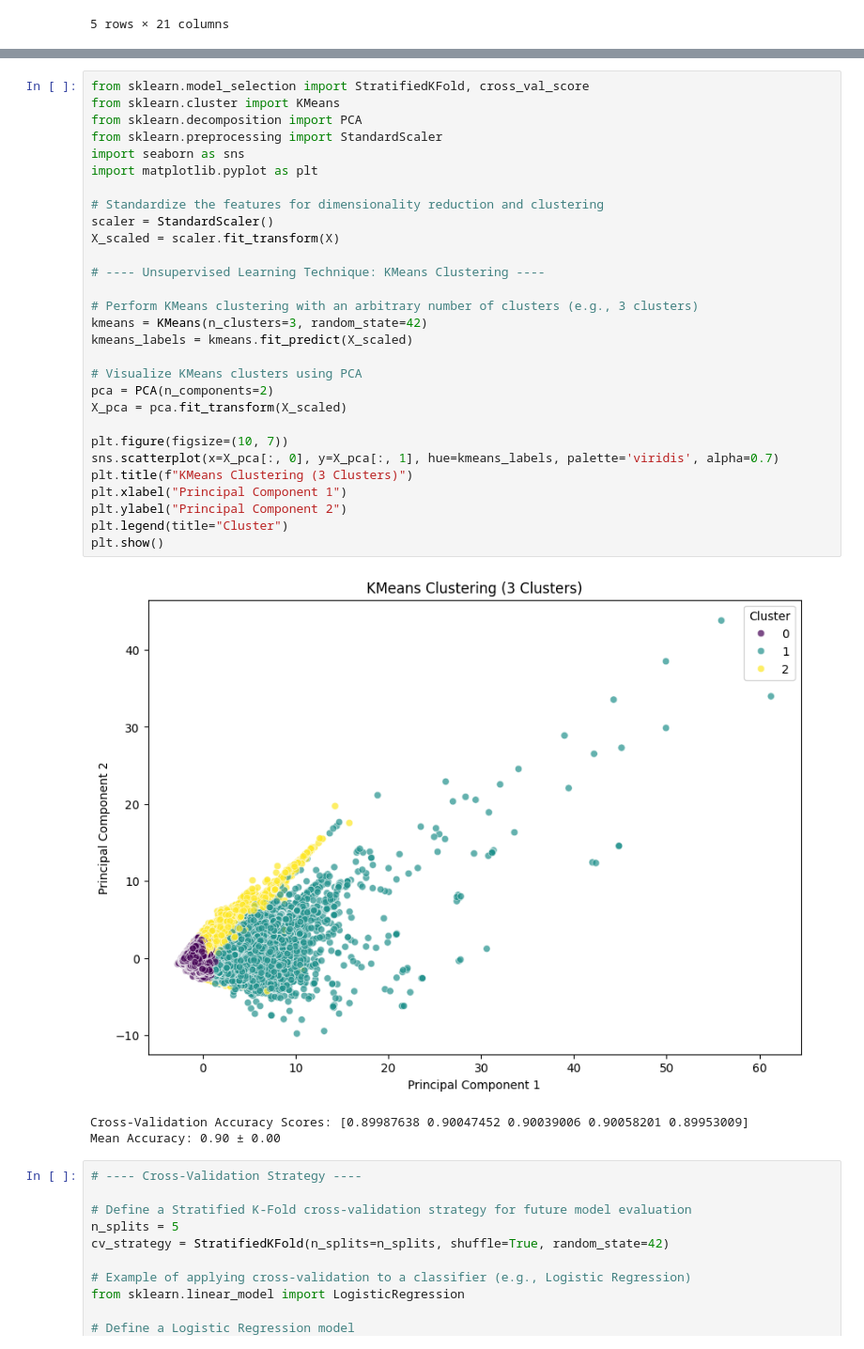
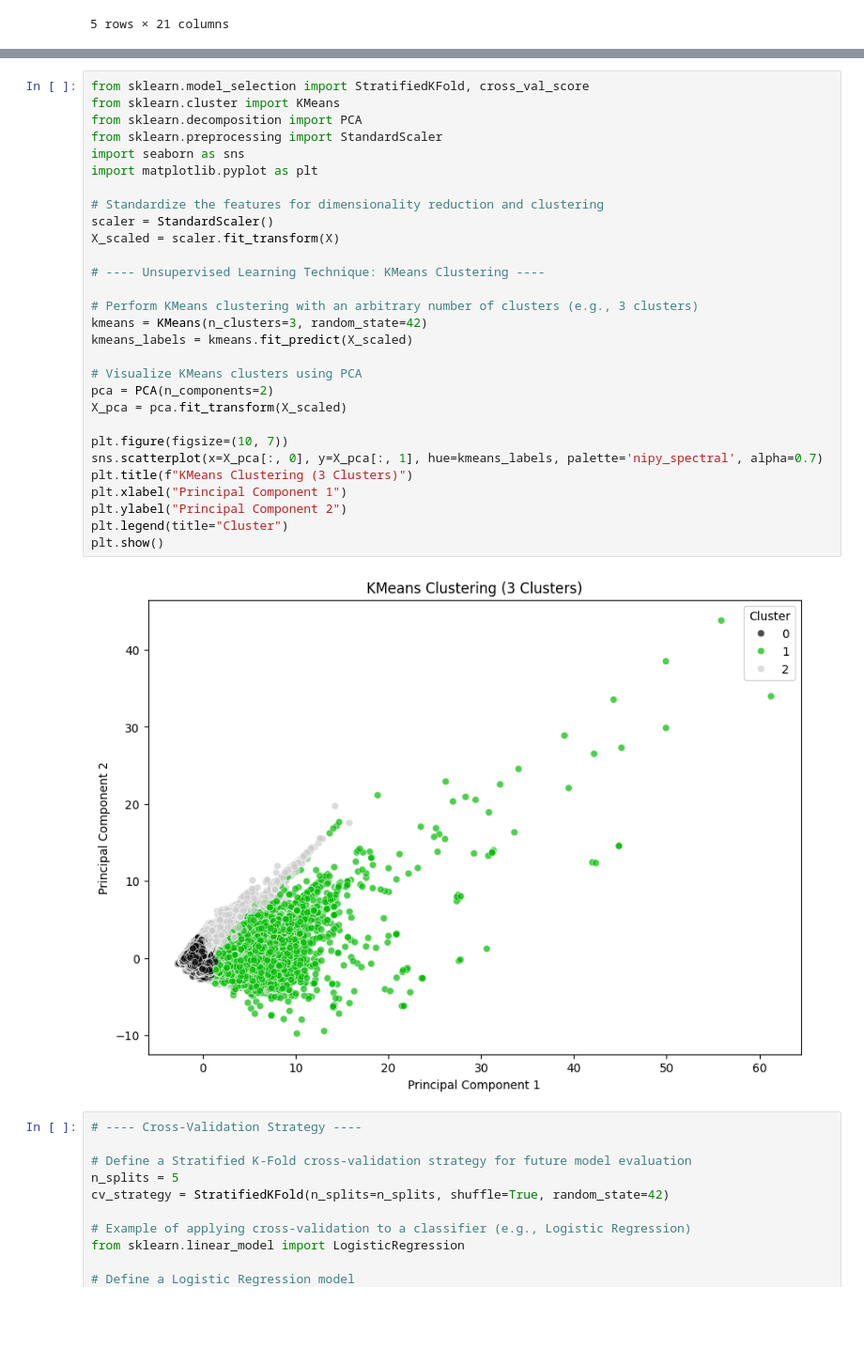
Before and after one commit to Aryan2210/DPA_Project, a Jupyter notebook: Project.ipynb, the cells around one changed output, grey strips where cells are left out. Shown at 94% size. Drawn from its saved outputs; the diff is of its cells as text; blank space fills up the shorter version.

```diff
--- a/Project.ipynb
+++ b/Project.ipynb
@@ -349,36 +374,34 @@ Explained Variance by PCA components: [0.23265325 0.11185935]
 # %%
 from sklearn.model_selection import StratifiedKFold, cross_val_score
 from sklearn.cluster import KMeans
 from sklearn.decomposition import PCA
 from sklearn.preprocessing import StandardScaler
 import seaborn as sns
 import matplotlib.pyplot as plt
 
 # Standardize the features for dimensionality reduction and clustering
 scaler = StandardScaler()
 X_scaled = scaler.fit_transform(X)
 
 # ---- Unsupervised Learning Technique: KMeans Clustering ----
 
 # Perform KMeans clustering with an arbitrary number of clusters (e.g., 3 clusters)
 kmeans = KMeans(n_clusters=3, random_state=42)
 kmeans_labels = kmeans.fit_predict(X_scaled)
 
 # Visualize KMeans clusters using PCA
 pca = PCA(n_components=2)
 X_pca = pca.fit_transform(X_scaled)
 
 plt.figure(figsize=(10, 7))
-sns.scatterplot(x=X_pca[:, 0], y=X_pca[:, 1], hue=kmeans_labels, palette='viridis', alpha=0.7)
+sns.scatterplot(x=X_pca[:, 0], y=X_pca[:, 1], hue=kmeans_labels, palette='nipy_spectral', alpha=0.7)
 plt.title(f"KMeans Clustering (3 Clusters)")
 plt.xlabel("Principal Component 1")
 plt.ylabel("Principal Component 2")
 plt.legend(title="Cluster")
 plt.show()
 # %% [output]
-[figure, old version]
+[figure, new version]
-Cross-Validation Accuracy Scores: [0.89987638 0.90047452 0.90039006 0.90058201 0.89953009]
-Mean Accuracy: 0.90 ± 0.00
 # %%
 # ---- Cross-Validation Strategy ----
 
```
Also changed, not shown: parts of 10 cells of this notebook.
